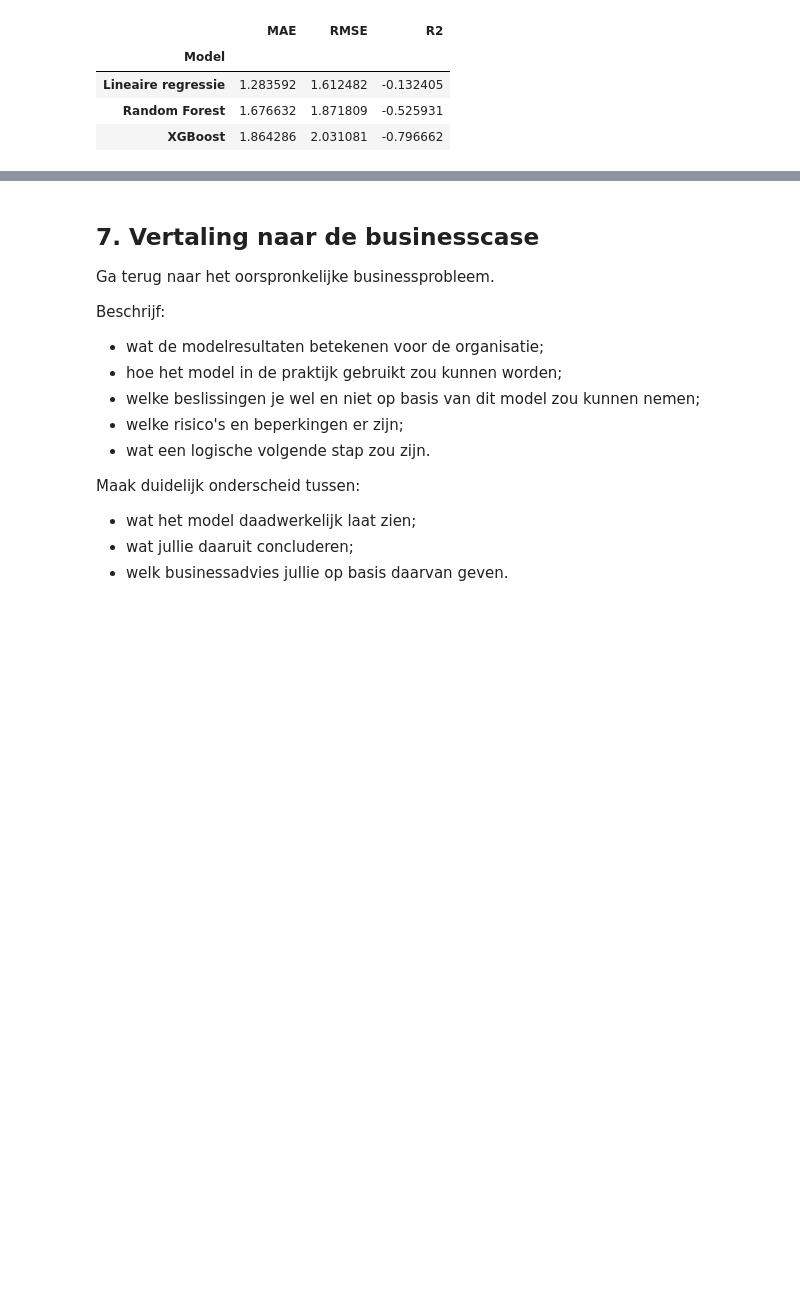
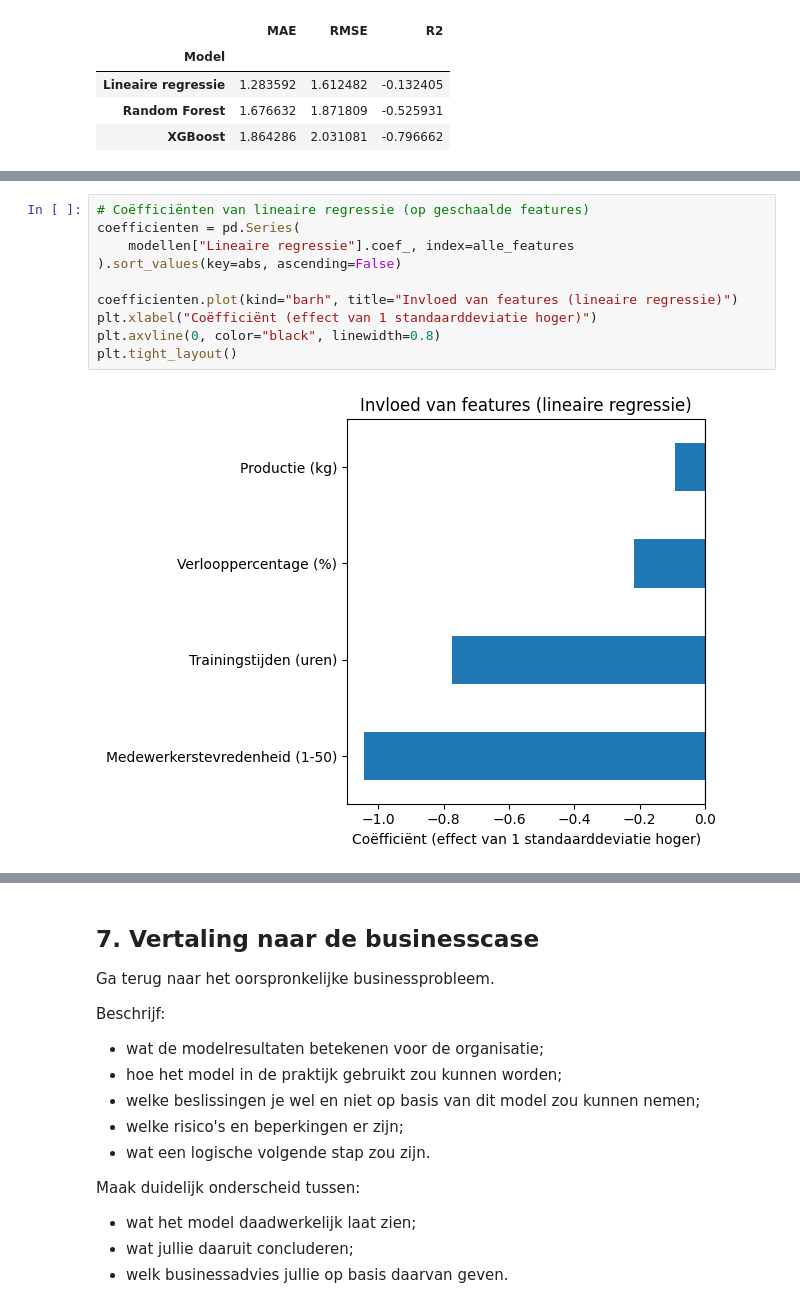
Before and after one commit to JipSchijvenaars/Business-Disciplines, a Jupyter notebook: Eindopdracht_MinorDDB_Data_2026_RM-1_1.ipynb, the cells around one changed output, grey strips where cells are left out. Saved outputs shown, nothing was run; the diff lists cells and outputs as text; blank space fills up the shorter version.

```diff
--- a/Eindopdracht_MinorDDB_Data_2026_RM-1_1.ipynb
+++ b/Eindopdracht_MinorDDB_Data_2026_RM-1_1.ipynb
@@ -768,0 +808,12 @@ Op basis hiervan is de conclusie dat geen van de drie modellen in de huidige vor
+# %%
+# Coëfficiënten van lineaire regressie (op geschaalde features)
+coefficienten = pd.Series(
+    modellen["Lineaire regressie"].coef_, index=alle_features
+).sort_values(key=abs, ascending=False)
+
+coefficienten.plot(kind="barh", title="Invloed van features (lineaire regressie)")
+plt.xlabel("Coëfficiënt (effect van 1 standaarddeviatie hoger)")
+plt.axvline(0, color="black", linewidth=0.8)
+plt.tight_layout()
+# %% [output]
+[figure, added]
```
Also changed, not shown: parts of 11 cells of this notebook.
